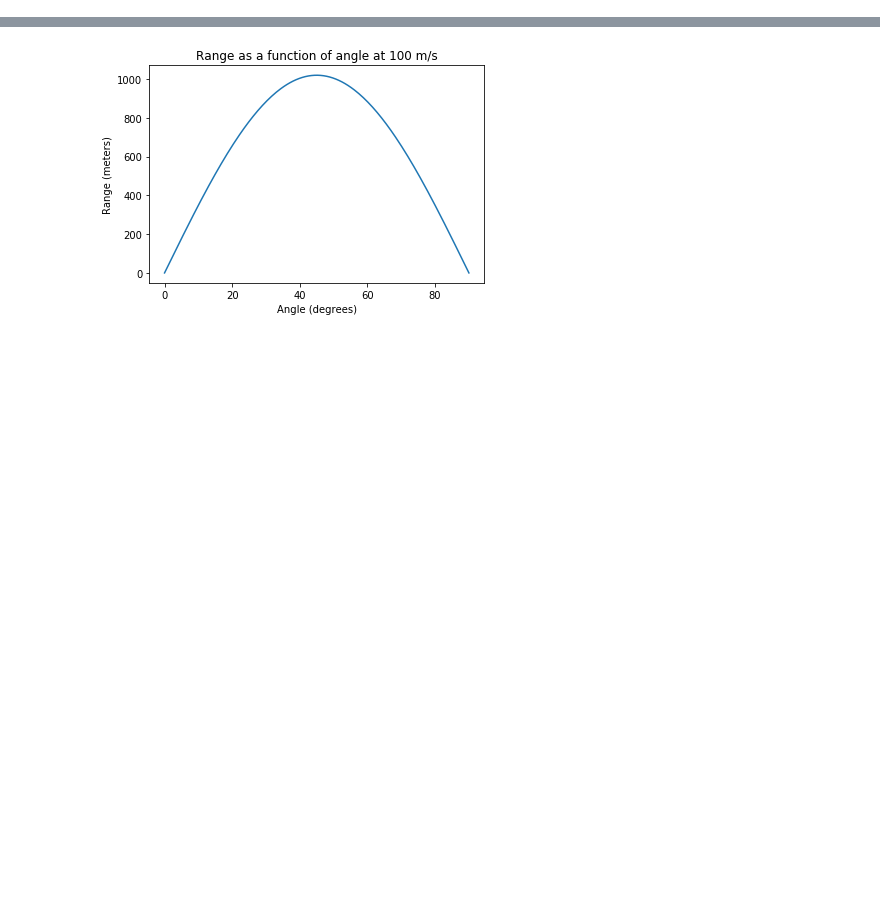
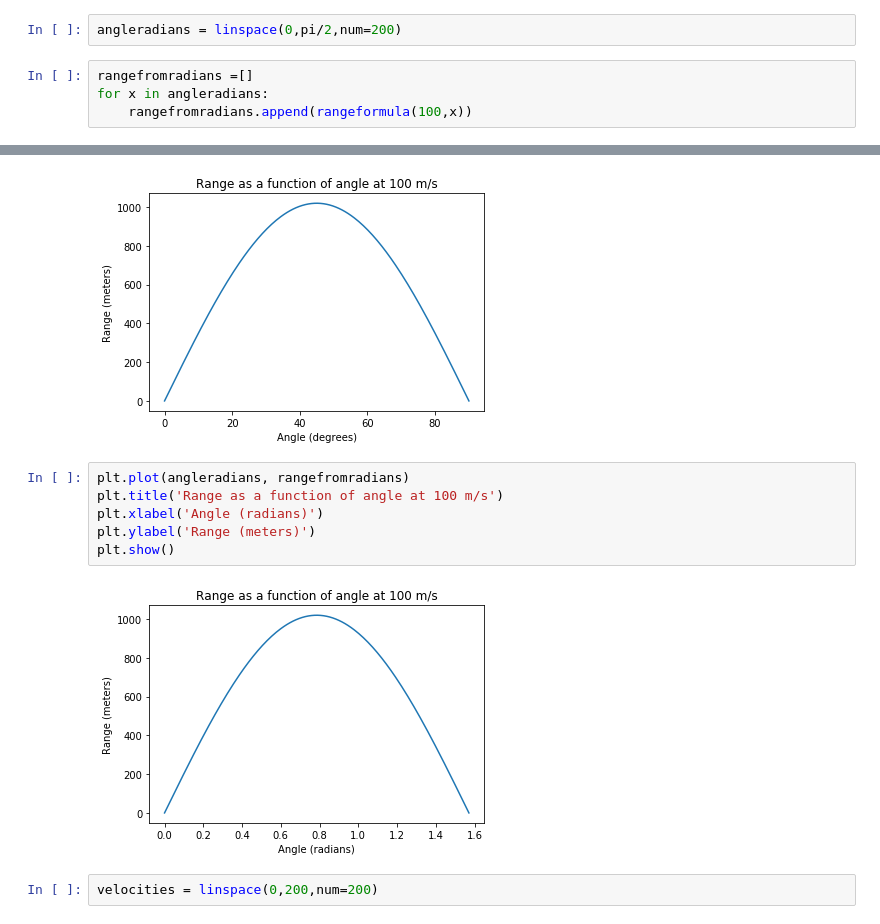
Before and after one commit to RMhanovernorwichschools/datascience, a Jupyter notebook: ballistics.ipynb, the cells around one changed output, grey strips where cells are left out. Cells and saved outputs as stored; diff of their text form; blank space fills up the shorter version.

```diff
--- a/ballistics.ipynb
+++ b/ballistics.ipynb
@@ -20,6 +20,12 @@ angledegrees = linspace(0,90,num=200)
 rangefromdegrees =[]
 for x in angledegrees:
     rangefromdegrees.append(rangeformula(100,radians(x)))
+# %%
+angleradians = linspace(0,pi/2,num=200)
+# %%
+rangefromradians =[]
+for x in angleradians:
+    rangefromradians.append(rangeformula(100,x))
 # %%
 plt.plot(angledegrees, rangefromdegrees)
 plt.title('Range as a function of angle at 100 m/s')
@@ -28,3 +34,13 @@ plt.ylabel('Range (meters)')
 plt.show()
 # %% [output]
 [figure]
+# %%
+plt.plot(angleradians, rangefromradians)
+plt.title('Range as a function of angle at 100 m/s')
+plt.xlabel('Angle (radians)')
+plt.ylabel('Range (meters)')
+plt.show()
+# %% [output]
+[figure, added]
+# %%
+velocities = linspace(0,200,num=200)
```
Also changed, not shown: parts of 2 cells of this notebook.
